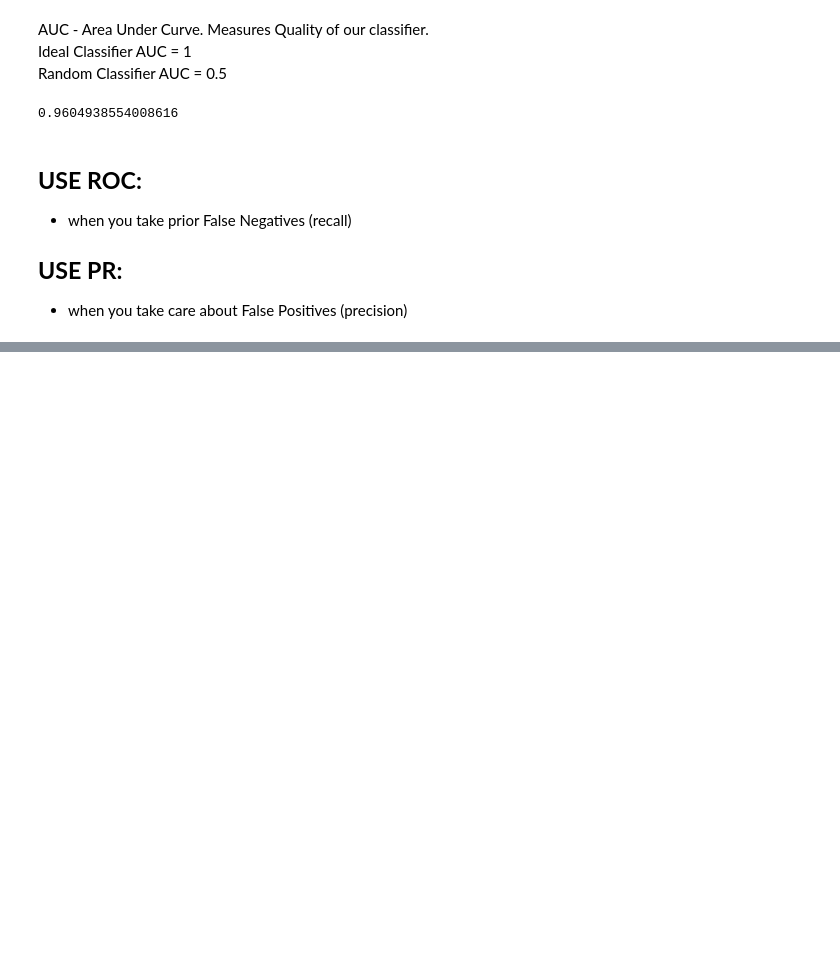
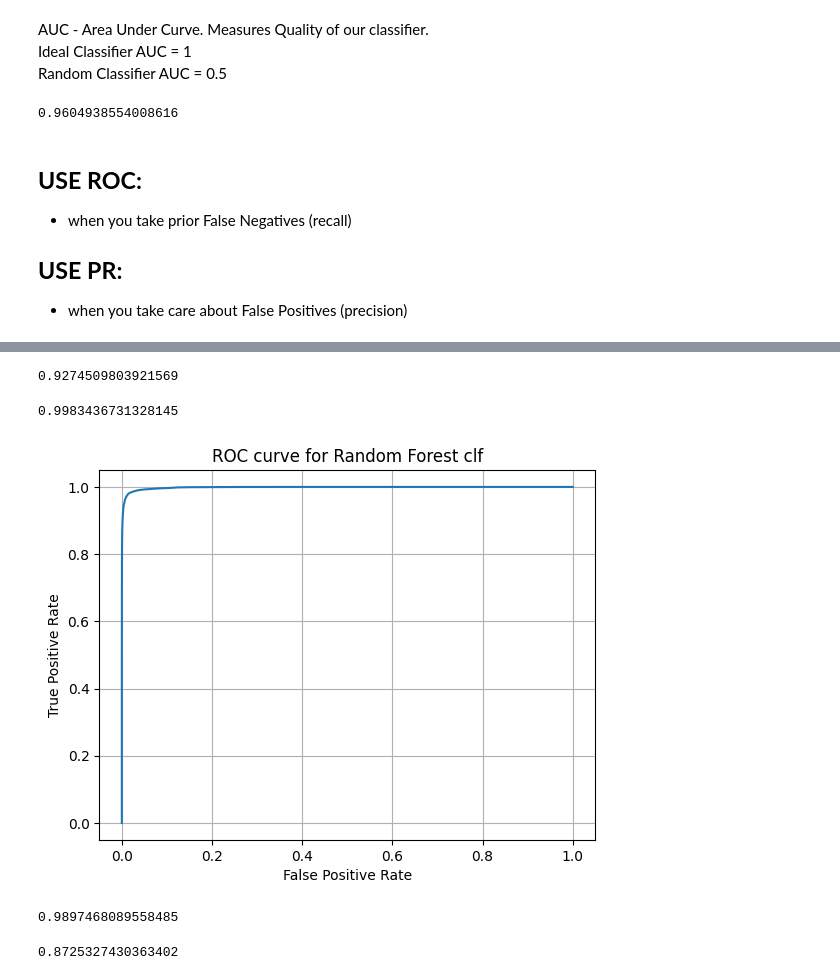
Before and after one commit to Venchislaw/LearningAI, a Jupyter notebook: HandsOnML/Classification.ipynb, the cells around one changed output, grey strips where cells are left out. Cells and saved outputs as stored; diff of their text form; code cells hidden in the pictures; blank space fills up the shorter version.

```diff
--- a/HandsOnML/Classification.ipynb
+++ b/HandsOnML/Classification.ipynb
@@ -292,0 +334,27 @@ roc_auc_score(y_train_5, y_scores)
+# %%
+f1_score(y_train_5, y_train_pred_forest)
+# %% [output]
+0.9274509803921569
+# %%
+roc_auc_score(y_train_5, y_scores_forest)
+# %% [output]
+0.9983436731328145
+# %%
+fpr_forest, tpr_forest, thresholds_forest = roc_curve(y_train_5, y_scores_forest)
+# %%
+plt.plot(fpr_forest, tpr_forest)
+plt.grid()
+plt.title('ROC curve for Random Forest clf')
+plt.xlabel('False Positive Rate')
+plt.ylabel('True Positive Rate')
+plt.show();
+# %% [output]
+[figure, added]
+# %%
+precision_score(y_train_5, y_train_pred_forest)
+# %% [output]
+0.9897468089558485
+# %%
+recall_score(y_train_5, y_train_pred_forest)
+# %% [output]
+0.8725327430363402
```
Also changed, not shown: parts of 10 cells of this notebook.
